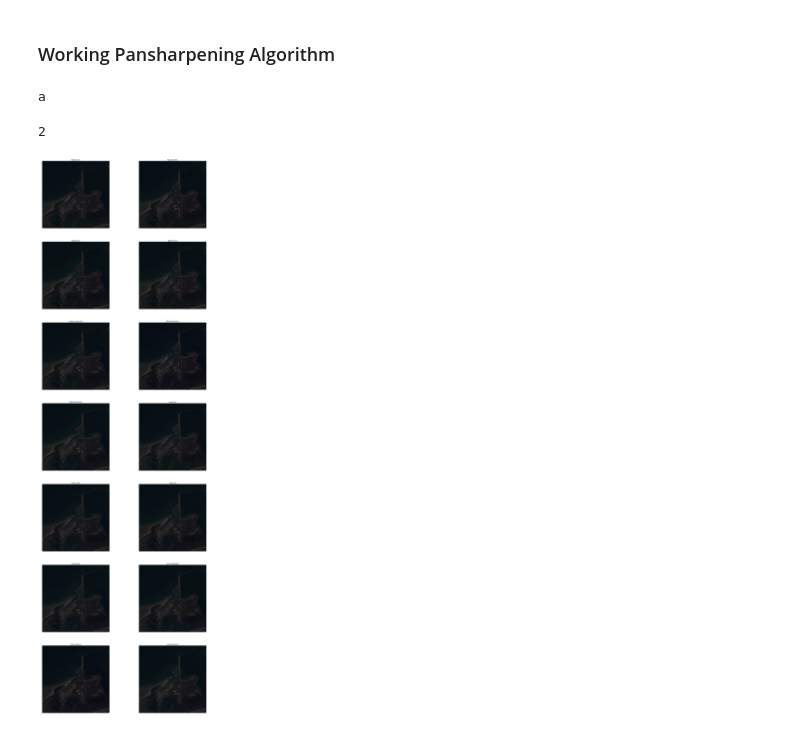
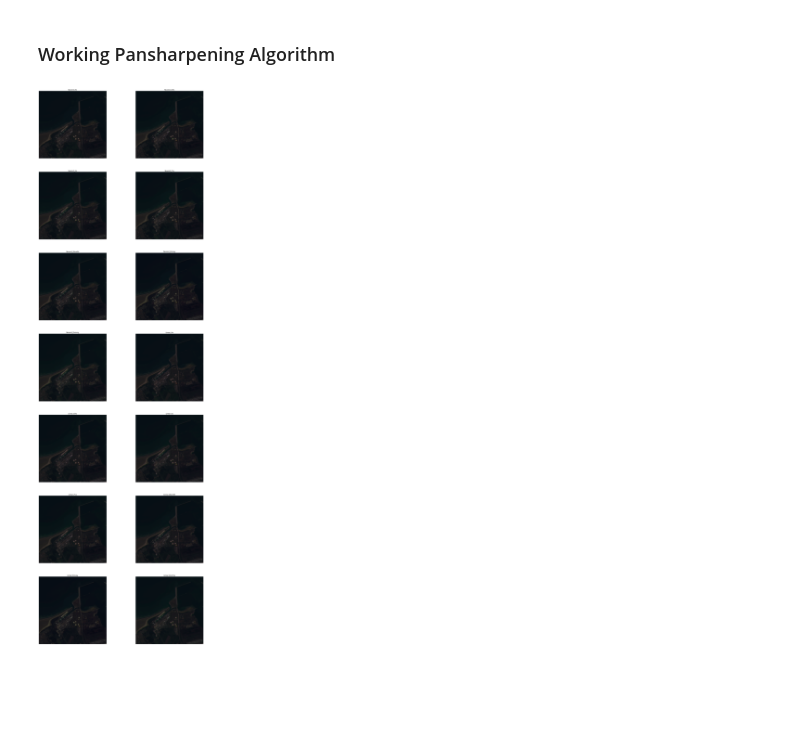
Before and after one commit to Berhinj/Pansharpening, a Jupyter notebook: Pansharpening/demo.ipynb, the cells around one changed output. Cells and saved outputs as stored; diff of their text form; code cells hidden in the pictures; blank space fills up the shorter version.

```diff
--- a/Pansharpening/demo.ipynb
+++ b/Pansharpening/demo.ipynb
@@ -13,13 +16,4 @@ import matplotlib.pyplot as plt
 from utils import plot, hist, enhance
-# %%
-"remove_cell"
-
-# test
-print("a")
-1+1
-# %% [output]
-a
-2
 # %%
 # Loading the images
 Bs = glob("Images/*.tif")
@@ -84,16 +78,17 @@ for i in ["Nearest", "Linear"]:
 # %%
 cols = 2
 plot(
     imgs=panned,
     subplots_shape = [np.ceil(len(panned_names)/cols).astype(int),cols],
     figsize1=25,figsize2=80,
     brightness=0.1,
     contrast=0.1,
     colorbar=False,
-    titles=["_".join(i) for i in panned_names]
+    titles=["_".join(i) for i in panned_names],
+    save="Visuals/demo_imgs.jpg"
 )
 # %% [output]
-[figure, old version]
+[figure, new version]
 # %%
 panned_results = pd.DataFrame(panned_results, index = panned_names)
 panned_results["interpolation"] = panned_results.index.str[0]
```
Also changed, not shown: parts of 4 cells of this notebook, 6 other files.
